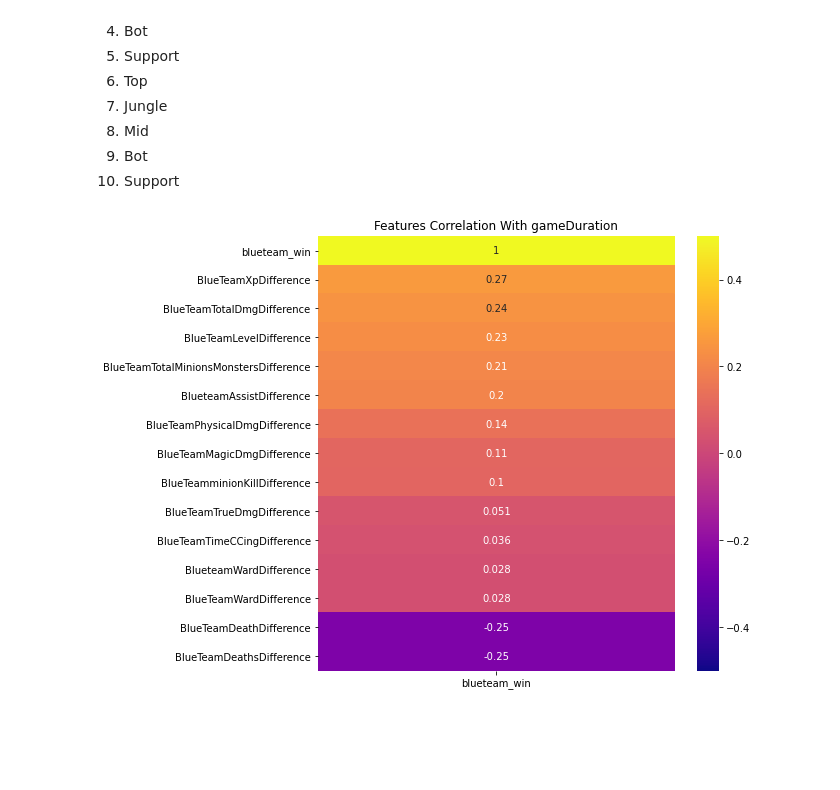
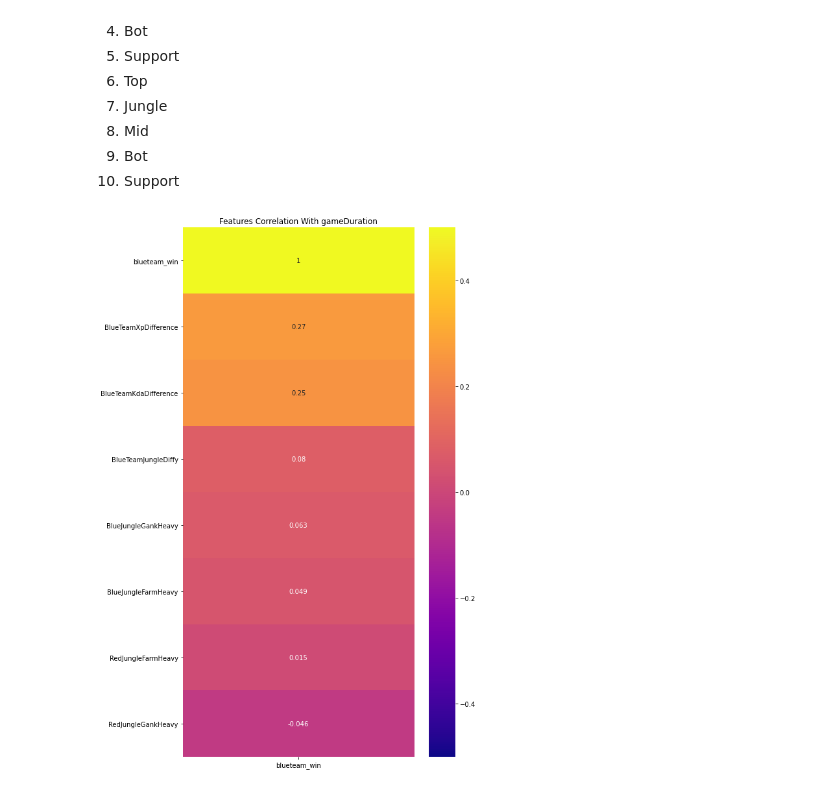
Before and after one commit to codeup-germain/Esports-Analysis, a Jupyter notebook: jared/scratch_notebook-Copy3.ipynb, the cells around one changed output. Drawn from its saved outputs; the diff is of its cells as text; code cells hidden in the pictures; blank space fills up the shorter version.

```diff
--- a/jared/scratch_notebook-Copy3.ipynb
+++ b/jared/scratch_notebook-Copy3.ipynb
@@ -40,20 +28,0 @@ train.head()
-# %%
-def team_difference_stats(df):
-    df['BlueTeamLevelDifference'] = df.BlueTeamLevel - df.RedTeamLevel
-    df['BlueTeamXpDifference'] = df.BlueTeamXp - df.RedTeamXp
-    df['BlueTeamWardDifference'] = df.BlueTeamWards - df.RedTeamWards
-    df['blueteam_win'] = df['winningTeam'] == 100
-    df['BlueTeamminionKillDifference'] = df.BlueTeamJungleMinionsKilled - df.RedTeamJungleMinionsKilled
-    df['BlueTeamDeathsDifference'] = df.BlueTeamDeaths - df.RedTeamDeaths
-    df['BlueTeamMagicDmgDifference'] = df.BlueTeamMagicDamageDoneToChampions - df.RedTeamMagicDamageDoneToChampions
-    df['BlueTeamPhysicalDmgDifference'] = df.BlueTeamPhysicalDamageDoneToChampions - df.RedTeamPhysicalDamageDoneToChampions
-    df['BlueTeamTrueDmgDifference'] = df.BlueTeamTrueDamageDoneToChampions - df.RedTeamTrueDamageDoneToChampions
-    df['BlueTeamTotalDmgDifference'] = df.BlueTeamTotalDamageDoneToChampions - df.RedTeamTotalDamageDoneToChampions
-    df['BlueTeamTotalMinionsMonstersDifference'] = ((df.BlueTeamMinionsKilled + df.BlueTeamJungleMinionsKilled) -
-                                    (df.RedTeamMinionsKilled + df.RedTeamJungleMinionsKilled))
-    df['BlueTeamTimeCCingDifference'] = df.BlueTeamTimeEnemySpentControlled - df.RedTeamTimeEnemySpentControlled
-    df['BlueteamWardDifference'] = df.BlueTeamWards - df.RedTeamWards
-    df['BlueteamAssistDifference'] = df.BlueTeamAssists - df.RedTeamAssists
-    df['BlueBotKillDifference'] = df.
-    df['BlueJungTopkillDifference'] = df.
-    return df
@@ -67,0 +83,2 @@ df = df[['BlueTeamXpDifference','BlueTeamLevelDifference','BlueTeamWardDifferenc
+# %%
+train = team_difference_stats(train)
@@ -67,0 +97,3 @@ df = df[['BlueTeamXpDifference','BlueTeamLevelDifference','BlueTeamWardDifferenc
+# %%
+df = train[['BlueTeamXpDifference','blueteam_win','BlueTeamKdaDifference',
+           'BlueJungleGankHeavy','BlueJungleFarmHeavy','RedJungleGankHeavy','RedJungleFarmHeavy','BlueTeamJungleDiffy']]
@@ -85,9 +125,9 @@ df.head(1)
 10. Support
 # %%
 # redteamXP correlation when blue team wins
-plt.figure(figsize = (8,8))
+plt.figure(figsize = (8,15))
 heatmap = sns.heatmap(df.corr()[['blueteam_win']].sort_values(by = 'blueteam_win',ascending = False),vmin = -.5,vmax = .5,annot = True, cmap = 'plasma')
 heatmap.set_title('Features Correlation With gameDuration')
 plt.show()
 # %% [output]
-[figure, old version]
+[figure, new version]
```
Also changed, not shown: parts of 17 cells of this notebook, 4 other files.
